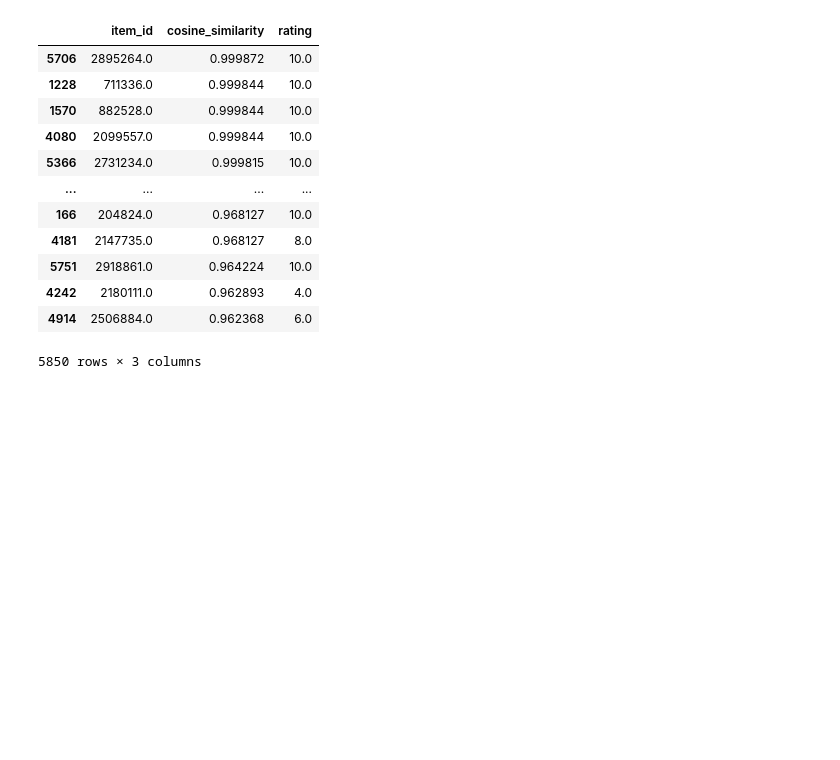
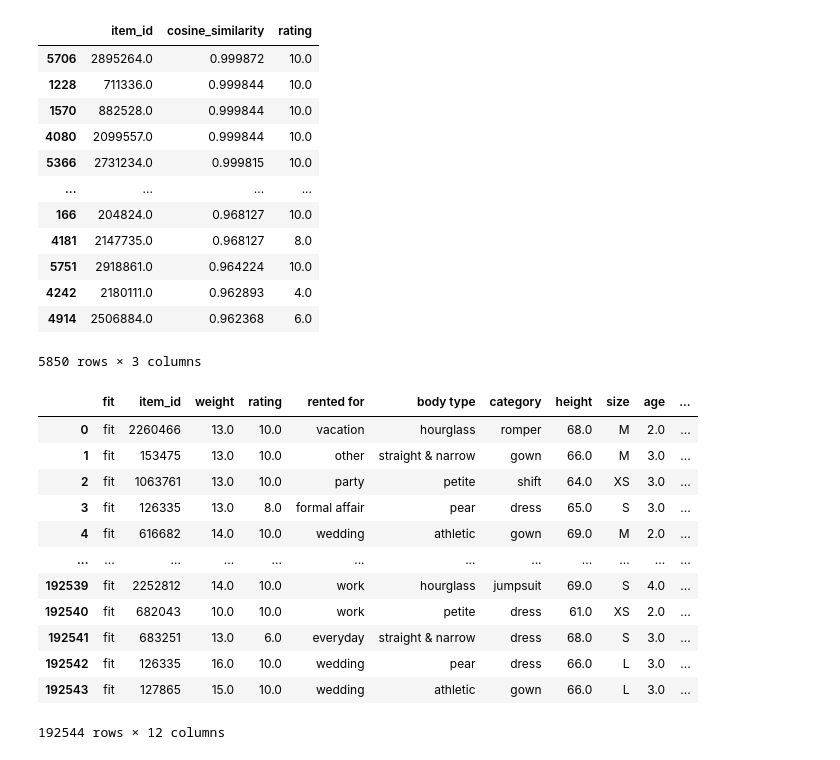
Before and after one commit to jayasurya17/cmpe-256-term-project, a Jupyter notebook: Clothing_recommendation_Jaccard_and_Cosine_similarity.ipynb, the cells around one changed output. Saved outputs shown, nothing was run; the diff lists cells and outputs as text; code cells hidden in the pictures; blank space fills up the shorter version.

```diff
--- a/Clothing_recommendation_Jaccard_and_Cosine_similarity.ipynb
+++ b/Clothing_recommendation_Jaccard_and_Cosine_similarity.ipynb
@@ -211,3 +218,23 @@ all_scores
 | 4242 | 2180111.0 | 0.962893 | 4.0 |
 | 4914 | 2506884.0 | 0.962368 | 6.0 |
 5850 rows × 3 columns
+# %%
+clothing_data_new = clothing_data.copy()
+clothing_data_new['weight'] = clothing_data_new['weight'] // 10
+clothing_data_new['age'] = clothing_data_new['age'] // 10
+clothing_data_new = clothing_data_new.astype({'weight': 'str', 'age': 'str', 'height': 'str'})
+clothing_data_new
+# %% [output]
+|  | fit | item_id | weight | rating | rented for | body type | category | height | size | age | ... |
+| 0 | fit | 2260466 | 13.0 | 10.0 | vacation | hourglass | romper | 68.0 | M | 2.0 | ... |
+| 1 | fit | 153475 | 13.0 | 10.0 | other | straight & narrow | gown | 66.0 | M | 3.0 | ... |
+| 2 | fit | 1063761 | 13.0 | 10.0 | party | petite | shift | 64.0 | XS | 3.0 | ... |
+| 3 | fit | 126335 | 13.0 | 8.0 | formal affair | pear | dress | 65.0 | S | 3.0 | ... |
+| 4 | fit | 616682 | 14.0 | 10.0 | wedding | athletic | gown | 69.0 | M | 2.0 | ... |
+| ... | ... | ... | ... | ... | ... | ... | ... | ... | ... | ... | ... |
+| 192539 | fit | 2252812 | 14.0 | 10.0 | work | hourglass | jumpsuit | 69.0 | S | 4.0 | ... |
+| 192540 | fit | 682043 | 10.0 | 10.0 | work | petite | dress | 61.0 | XS | 2.0 | ... |
+| 192541 | fit | 683251 | 13.0 | 6.0 | everyday | straight & narrow | dress | 68.0 | S | 3.0 | ... |
+| 192542 | fit | 126335 | 16.0 | 10.0 | wedding | pear | dress | 66.0 | L | 3.0 | ... |
+| 192543 | fit | 127865 | 15.0 | 10.0 | wedding | athletic | gown | 66.0 | L | 3.0 | ... |
+192544 rows × 12 columns
```
Also changed, not shown: parts of 8 cells of this notebook.
